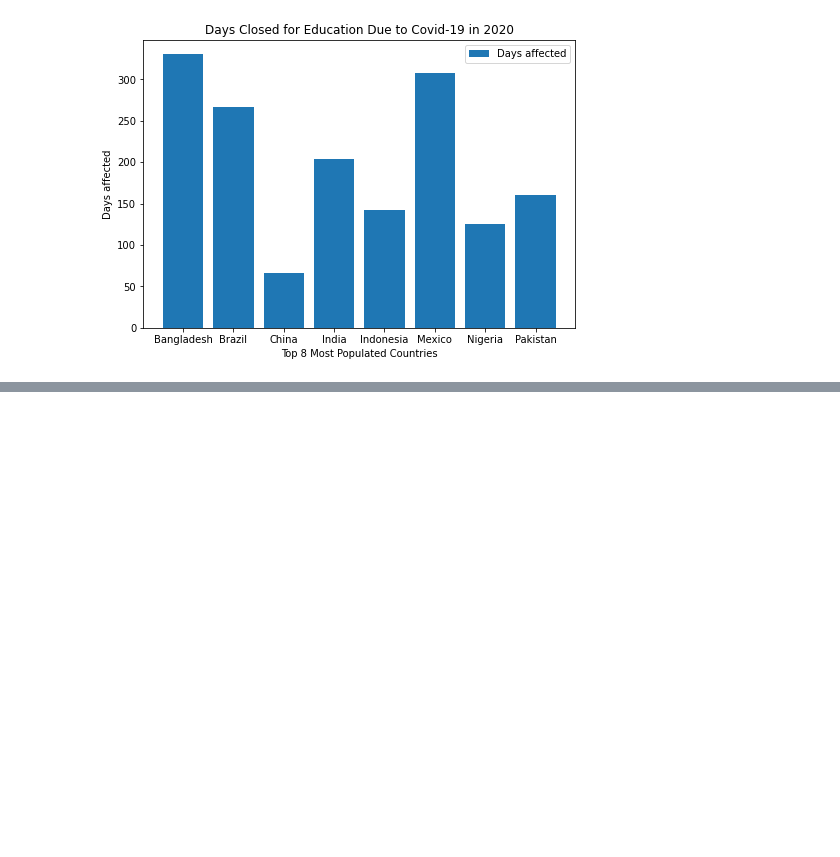
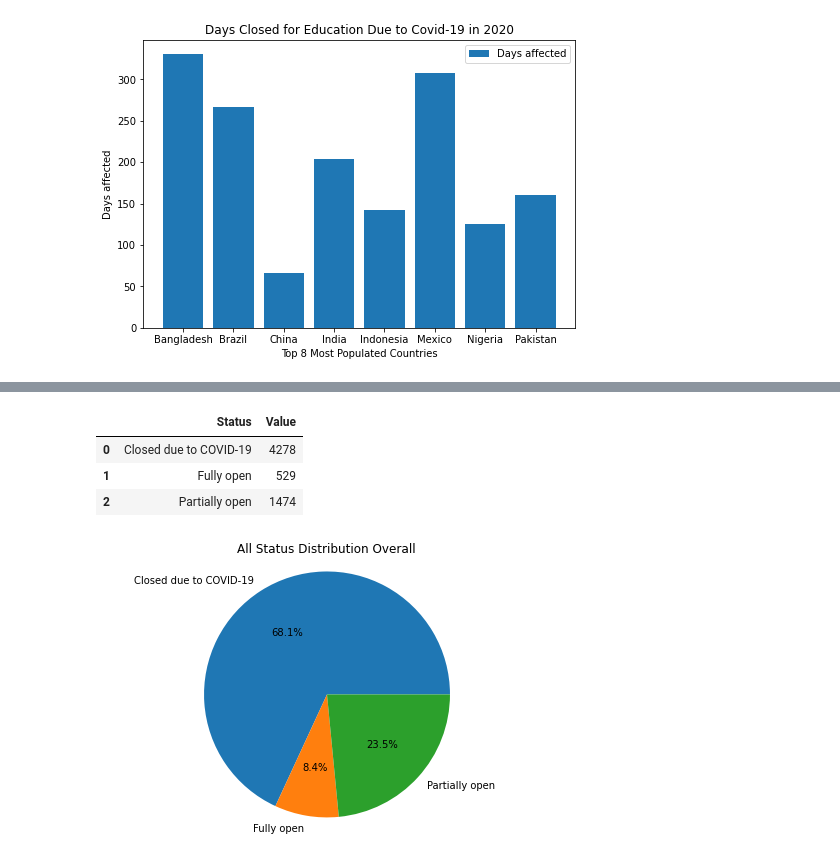
Before and after one commit to pkriger/project-01, a Jupyter notebook: Ron_EDU_Covid_Data.ipynb, the cells around one changed output, grey strips where cells are left out. Drawn from its saved outputs; the diff is of its cells as text; code cells hidden in the pictures; blank space fills up the shorter version.

```diff
--- a/Ron_EDU_Covid_Data.ipynb
+++ b/Ron_EDU_Covid_Data.ipynb
@@ -98,0 +128,3 @@ plt.show()
+# %%
+# Convert Date column to datetime
+edu_data_df2["Date"] = pd.to_datetime(edu_data_df2["Date"], format="%d/%M/%Y")
@@ -98,0 +158,3 @@ plt.show()
+# %%
+# Group by try 2
+test_df2 = edu_data_df2.groupby(['Country','Status'], as_index= False)[['Value']].sum()
@@ -98,0 +182,3 @@ plt.show()
+# %%
+# Create new 3rd DF without academic break values because they are 0.
+test_df3 = test_df2[test_df2['Value'] > 0].reset_index(drop = True)
@@ -98,0 +206,9 @@ plt.show()
+# %%
+# Group by only Status and Value
+test_df4 = test_df3.groupby(['Status'], as_index=False)[['Value']].sum()
+test_df4
+# %% [output]
+|  | Status | Value |
+| 0 | Closed due to COVID-19 | 4278 |
+| 1 | Fully open | 529 |
+| 2 | Partially open | 1474 |
@@ -98,0 +223,11 @@ plt.show()
+# %%
+# Let's try it out
+fig1, ax1 = plt.subplots(figsize=(8, 5))
+my_data = test_df4['Value']
+my_labels = test_df4['Status']
+plt.pie(my_data,labels=my_labels,autopct='%1.1f%%')
+plt.title('All Status Distribution Overall')
+plt.axis('equal')
+plt.show()
+# %% [output]
+[figure, added]
```
Also changed, not shown: parts of 23 cells of this notebook.
